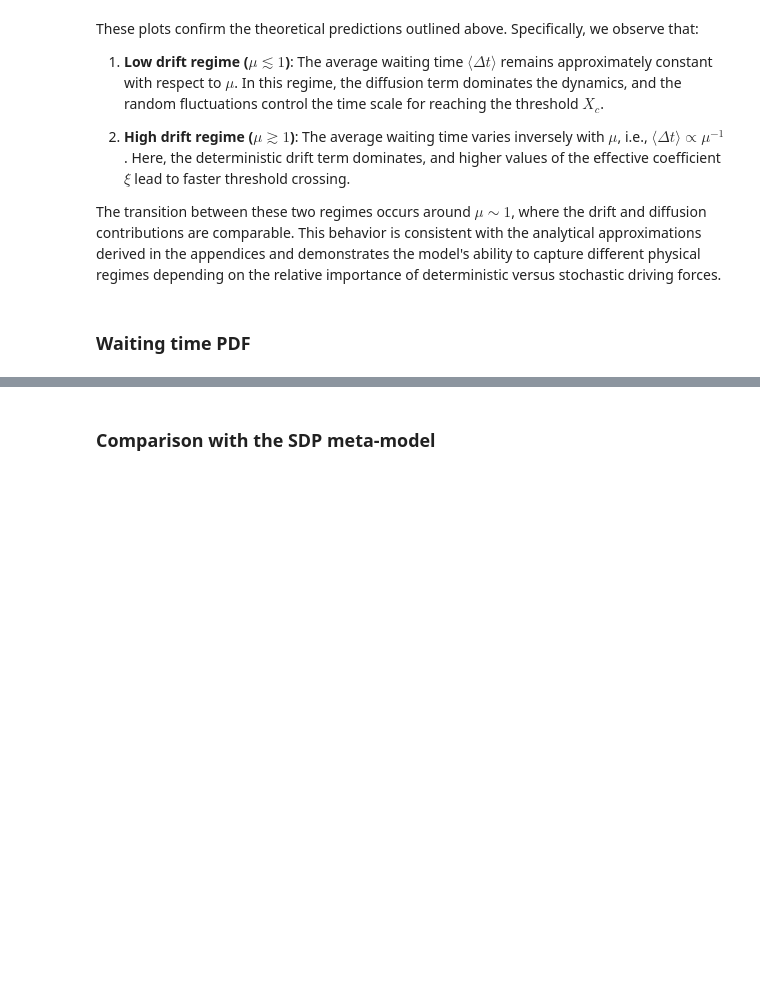
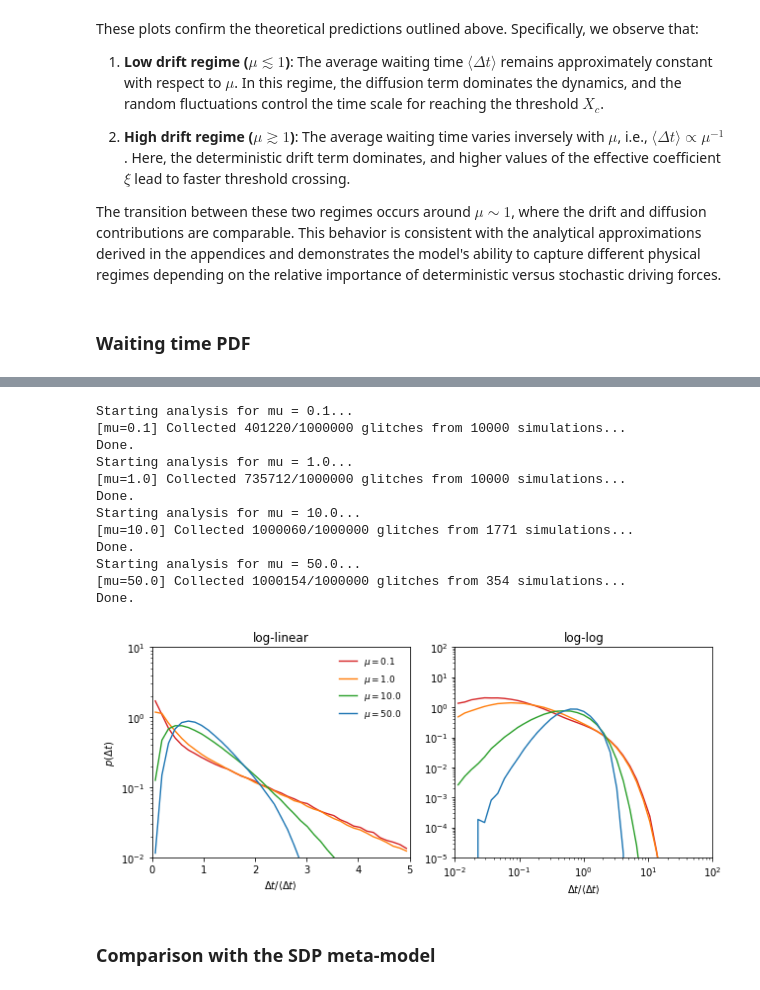
Before and after one commit to Spina02/pulsar-glitches, a Jupyter notebook: src/main.ipynb, the cells around one changed output, grey strips where cells are left out. Saved outputs shown, nothing was run; the diff lists cells and outputs as text; code cells hidden in the pictures; blank space fills up the shorter version.

```diff
--- a/src/main.ipynb
+++ b/src/main.ipynb
@@ -230,15 +275,31 @@ plot_waiting_time_distributions(mu_vals=[0.1, 1.0, 10.0, 50.0],
 # %%
+from plot import plot_waiting_time_distributions
 plot_waiting_time_distributions(mu_vals=[0.1, 1.0, 10.0, 50.0],
                                 sigma=0.15,
-                                N_glitches=500_000,
+                                N_glitches=1_000_000,
                                 system_params={
                                     'dist_type': 'lognormal',
                                     'dist_params': {'mean': -1, 'std': 0.5}
                                 },
                                 sim_params={
-                                    'x0': 0.5, 'Tsim': 500,
-                                    'Nsteps': 500_000, 'Nsim': 500
-                                })
+                                    'x0': 0.5, 'Tsim': 1000,
+                                    'Nsteps': 500_000
+                                },
+                                seed=seed)
+# %% [output]
+Starting analysis for mu = 0.1...
+[mu=0.1] Collected 401220/1000000 glitches from 10000 simulations...
+Done.
+Starting analysis for mu = 1.0...
+[mu=1.0] Collected 735712/1000000 glitches from 10000 simulations...
+Done.
+Starting analysis for mu = 10.0...
+[mu=10.0] Collected 1000060/1000000 glitches from 1771 simulations...
+Done.
+Starting analysis for mu = 50.0...
+[mu=50.0] Collected 1000154/1000000 glitches from 354 simulations...
+Done.
+[figure, added]
 # %% [markdown]
 ### **Comparison with the SDP meta-model**
 # %% [markdown]
```
Also changed, not shown: parts of 10 cells of this notebook, 5 other files.
